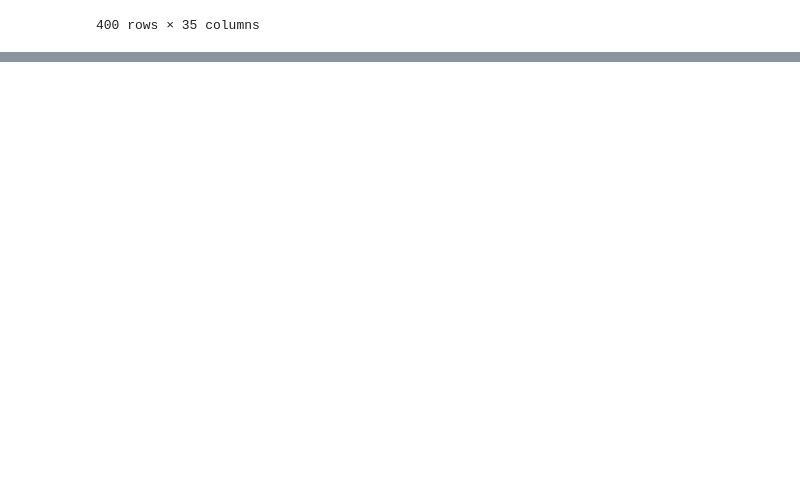
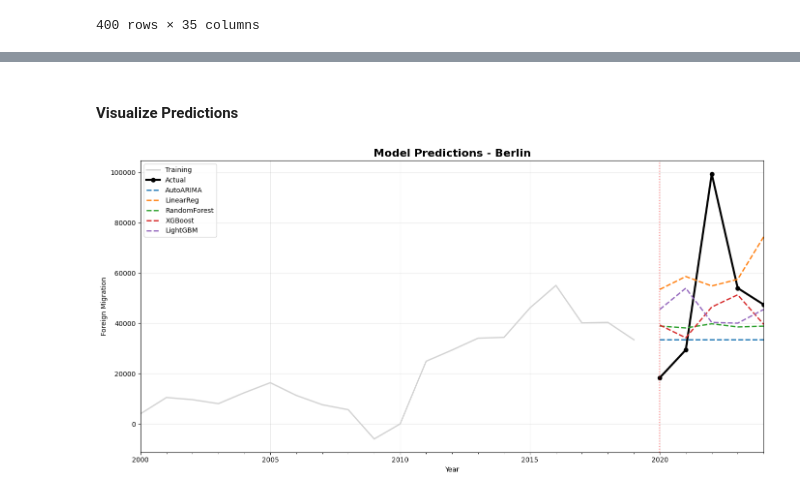
Before and after one commit to chiraagmishra/urban-technology-project, a Jupyter notebook: urbanTech.ipynb, the cells around one changed output, grey strips where cells are left out. Cells and saved outputs as stored; diff of their text form; code cells hidden in the pictures; blank space fills up the shorter version.

```diff
--- a/urbanTech.ipynb
+++ b/urbanTech.ipynb
@@ -201,0 +666,10 @@ df_combined.to_csv('data/processed/combined_data.csv', index=False)
+# %%
+# Train models for one state
+models, predictions, results = train_models_for_state(
+    train_target, train_cov, test_target, test_cov
+)
+
+print("\n" + "="*50)
+print(f"MODEL PERFORMANCE - {state_name}")
+print("="*50)
+print(results.to_string(index=False))
@@ -201,0 +697,33 @@ df_combined.to_csv('data/processed/combined_data.csv', index=False)
+# %% [markdown]
+#### **Visualize Predictions**
+# %%
+def plot_predictions(train_target, test_target, predictions, state_name):
+    """
+    Plot actual vs predicted for all models
+    """
+    plt.figure(figsize=(14, 7))
+
+    # Plot data
+    train_target.plot(label='Training', linewidth=2, color='lightgray')
+    test_target.plot(label='Actual', linewidth=3, color='black', marker='o')
+
+    # Plot all predictions
+    predictions['AutoARIMA'].plot(label='AutoARIMA', linestyle='--', linewidth=2)
+    predictions['LinearReg'].plot(label='LinearReg', linestyle='--', linewidth=2)
+    predictions['RandomForest'].plot(label='RandomForest', linestyle='--', linewidth=2)
+    predictions['XGBoost'].plot(label='XGBoost', linestyle='--', linewidth=2)
+    predictions['LightGBM'].plot(label='LightGBM', linestyle='--', linewidth=2)
+
+    plt.axvline(x=test_target.start_time(), color='red', linestyle=':', alpha=0.5)
+    plt.title(f'Model Predictions - {state_name}', fontsize=16, fontweight='bold')
+    plt.xlabel('Year')
+    plt.ylabel('Foreign Migration')
+    plt.legend(loc='best')
+    plt.grid(True, alpha=0.3)
+    plt.tight_layout()
+    plt.savefig(f'figures/04_predictions_{state_name}.png', dpi=300, bbox_inches='tight')
+    plt.show()
+# %%
+plot_predictions(train_target, test_target, predictions, state_name)
+# %% [output]
+[figure, added]
```
Also changed, not shown: parts of 29 cells of this notebook.
